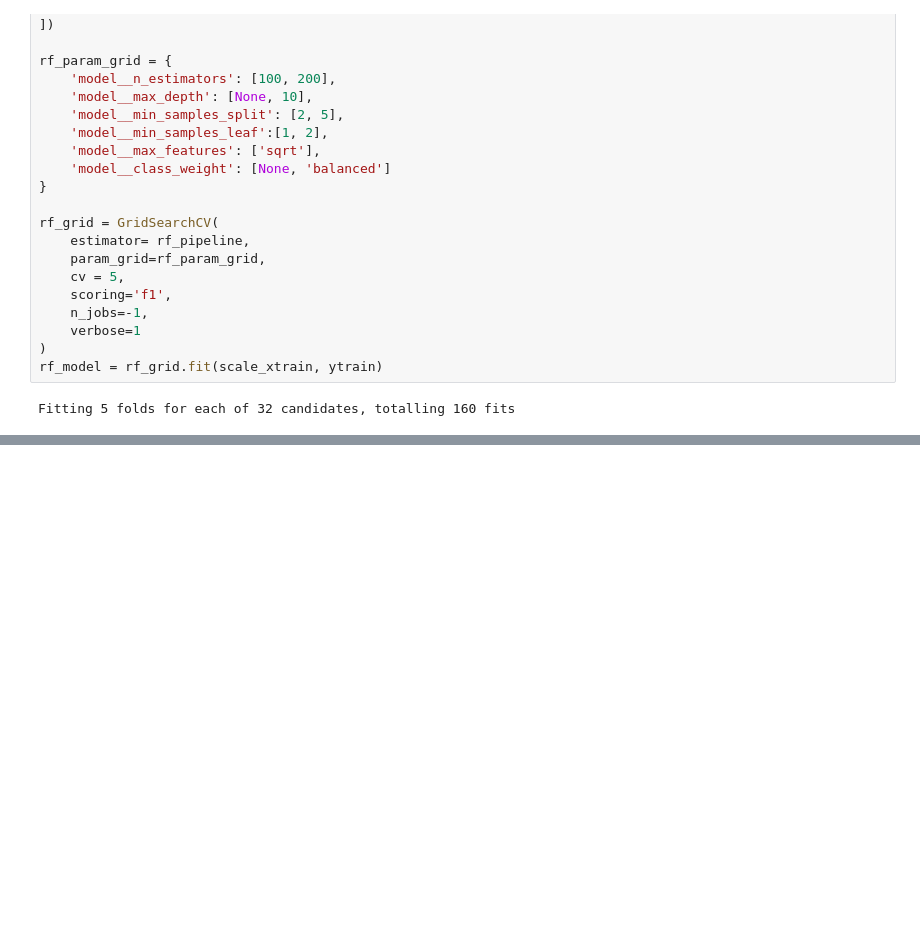
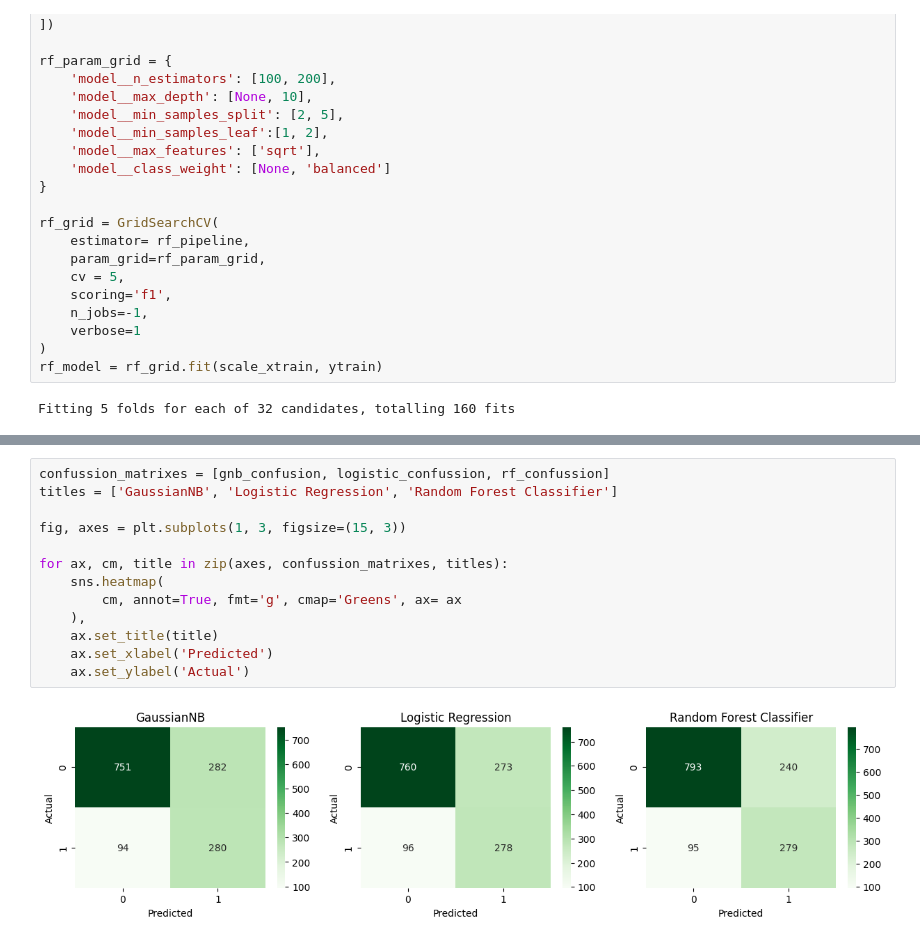
Before and after one commit to Md-Maruf-1727/customer-churn-prediction-ml, a Jupyter notebook: NoteBooks/04_model_training.ipynb, the cells around one changed output, grey strips where cells are left out. Saved outputs shown, nothing was run; the diff lists cells and outputs as text; blank space fills up the shorter version.

Commit message:
confussion matrix

```diff
--- a/NoteBooks/04_model_training.ipynb
+++ b/NoteBooks/04_model_training.ipynb
@@ -328,3 +322,18 @@ comparing
+# %%
+confussion_matrixes = [gnb_confusion, logistic_confussion, rf_confussion]
+titles = ['GaussianNB', 'Logistic Regression', 'Random Forest Classifier']
+
+fig, axes = plt.subplots(1, 3, figsize=(15, 3))
+
+for ax, cm, title in zip(axes, confussion_matrixes, titles):
+    sns.heatmap(
+        cm, annot=True, fmt='g', cmap='Greens', ax= ax
+    ),
+    ax.set_title(title)
+    ax.set_xlabel('Predicted')
+    ax.set_ylabel('Actual')
+# %% [output]
+[figure, added]
 # %%
 fpr1, tpr1, _ = roc_curve(ytest, gnb_pred_proba)
 
```
Also changed, not shown: parts of 8 cells of this notebook.
